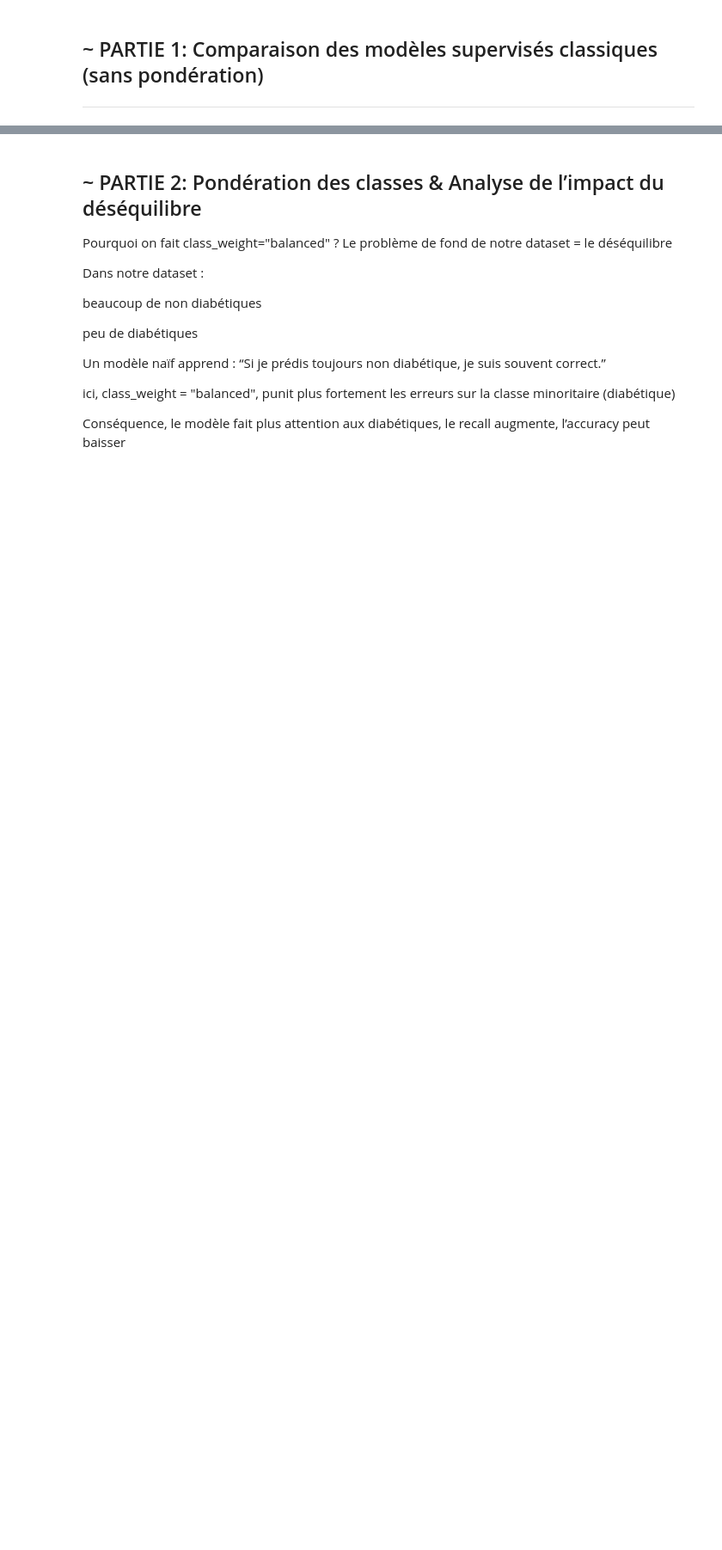
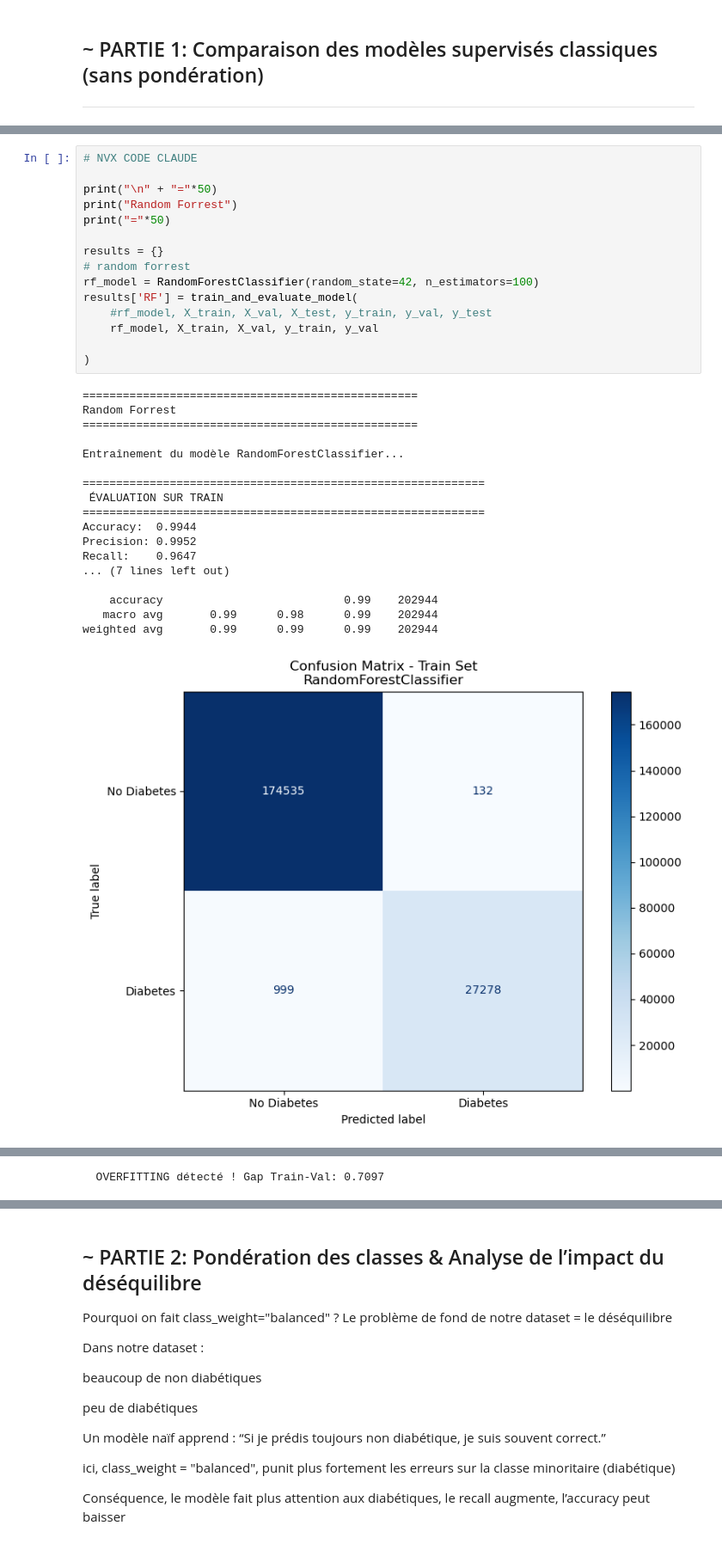
Before and after one commit to IzhaarMO/SPLEX_Project, a Jupyter notebook: izhaar.ipynb, the cells around one changed output, grey strips where cells are left out. Shown at 86% size. Drawn from its saved outputs; the diff is of its cells as text; blank space fills up the shorter version.

```diff
--- a/izhaar.ipynb
+++ b/izhaar.ipynb
@@ -295,0 +490,34 @@ results
+# %%
+# NVX CODE CLAUDE
+
+print("\n" + "="*50)
+print("Random Forrest")
+print("="*50)
+
+results = {}
+# random forrest
+rf_model = RandomForestClassifier(random_state=42, n_estimators=100)
+results['RF'] = train_and_evaluate_model(
+    #rf_model, X_train, X_val, X_test, y_train, y_val, y_test
+    rf_model, X_train, X_val, y_train, y_val
+
+)
+# %% [output]
+==================================================
+Random Forrest
+==================================================
+
+Entraînement du modèle RandomForestClassifier...
+
+============================================================
+ ÉVALUATION SUR TRAIN
+============================================================
+Accuracy:  0.9944
+Precision: 0.9952
+Recall:    0.9647
+... (7 lines left out)
+
+    accuracy                           0.99    202944
+   macro avg       0.99      0.98      0.99    202944
+weighted avg       0.99      0.99      0.99    202944
+[figure, added]
@@ -295,0 +542 @@ results
+  OVERFITTING détecté ! Gap Train-Val: 0.7097
```
Also changed, not shown: parts of 47 cells of this notebook, 1 other file.
